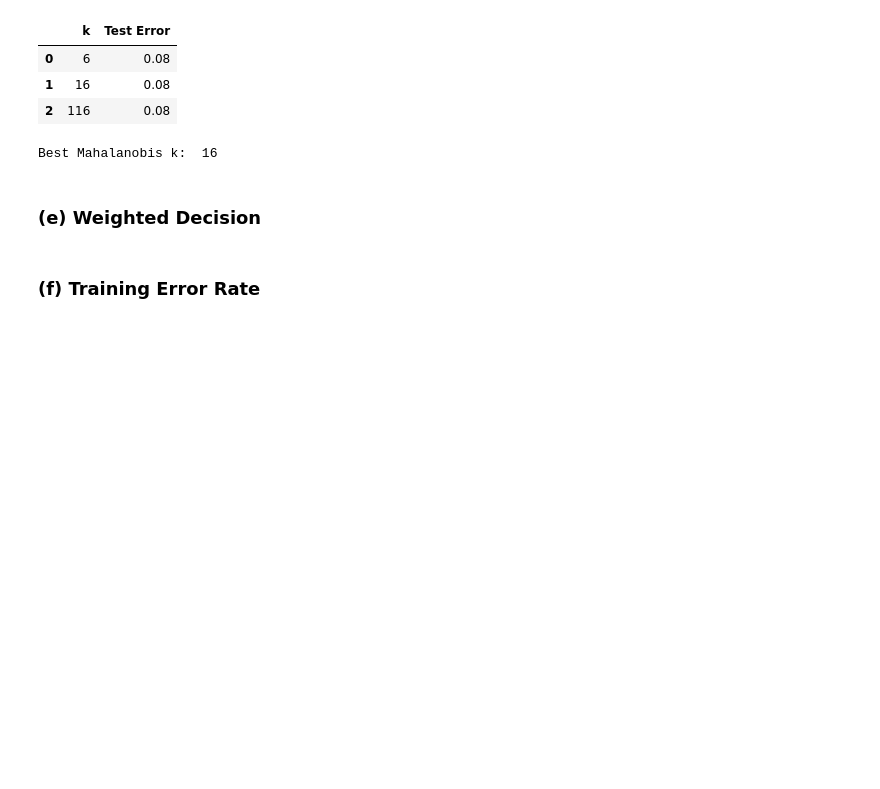
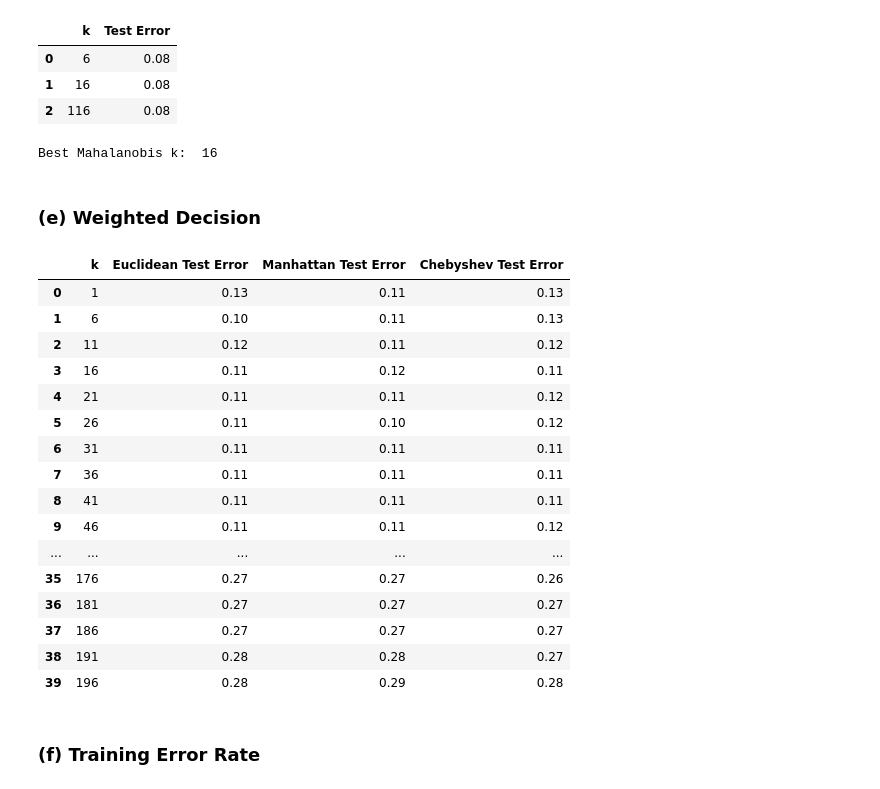
Before and after one commit to egunadi/dsci552-hw1, a Jupyter notebook: notebook/Gunadi_Eben_HW1.ipynb, the cells around one changed output. Saved outputs shown, nothing was run; the diff lists cells and outputs as text; code cells hidden in the pictures; blank space fills up the shorter version.

```diff
--- a/notebook/Gunadi_Eben_HW1.ipynb
+++ b/notebook/Gunadi_Eben_HW1.ipynb
@@ -491,5 +512,32 @@ Best Mahalanobis k:  16
 ### (e) Weighted Decision
 # %%
 # Use weighted voting with Euclidean, Manhattan, and Chebyshev distances and report the best test errors when k ∈ {1, 6, 11, 16, . . . , 196}
+euclidean_weighted_test_errors = get_knn_test_errors('euclidean', 'distance')
+manhattan_weighted_test_errors = get_knn_test_errors('manhattan', 'distance')
+chebyshev_weighted_test_errors = get_knn_test_errors('chebyshev', 'distance')
+# %%
+weighted_test_errors_df = pd.DataFrame({'k'                     : k_values,
+                                        'Euclidean Test Error'  : euclidean_weighted_test_errors,
+                                        'Manhattan Test Error'  : manhattan_weighted_test_errors,
+                                        'Chebyshev Test Error'  : chebyshev_weighted_test_errors})
+weighted_test_errors_df
+# %% [output]
+|  | k | Euclidean Test Error | Manhattan Test Error | Chebyshev Test Error |
+| 0 | 1 | 0.13 | 0.11 | 0.13 |
+| 1 | 6 | 0.10 | 0.11 | 0.13 |
+| 2 | 11 | 0.12 | 0.11 | 0.12 |
+| 3 | 16 | 0.11 | 0.12 | 0.11 |
+| 4 | 21 | 0.11 | 0.11 | 0.12 |
+| 5 | 26 | 0.11 | 0.10 | 0.12 |
+| 6 | 31 | 0.11 | 0.11 | 0.11 |
+| 7 | 36 | 0.11 | 0.11 | 0.11 |
+| 8 | 41 | 0.11 | 0.11 | 0.11 |
+| 9 | 46 | 0.11 | 0.11 | 0.12 |
+| ... | ... | ... | ... | ... |
+| 35 | 176 | 0.27 | 0.27 | 0.26 |
+| 36 | 181 | 0.27 | 0.27 | 0.27 |
+| 37 | 186 | 0.27 | 0.27 | 0.27 |
+| 38 | 191 | 0.28 | 0.28 | 0.27 |
+| 39 | 196 | 0.28 | 0.29 | 0.28 |
 # %% [markdown]
 ### (f) Training Error Rate
```
Also changed, not shown: parts of 1 cell of this notebook.
